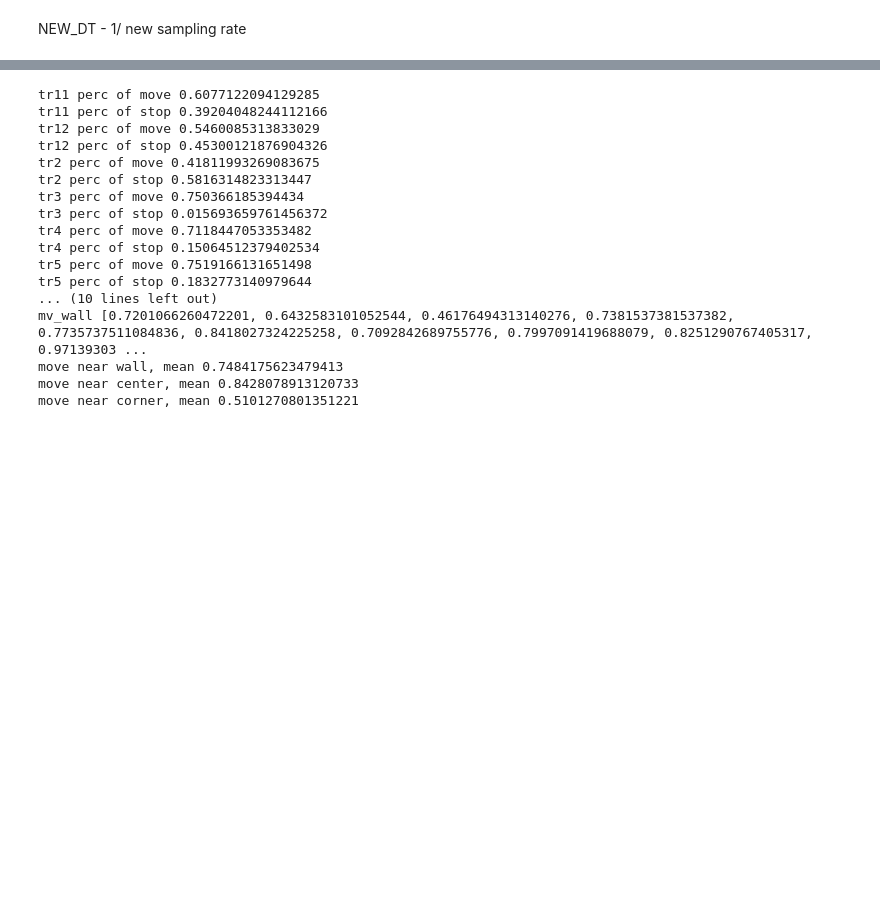
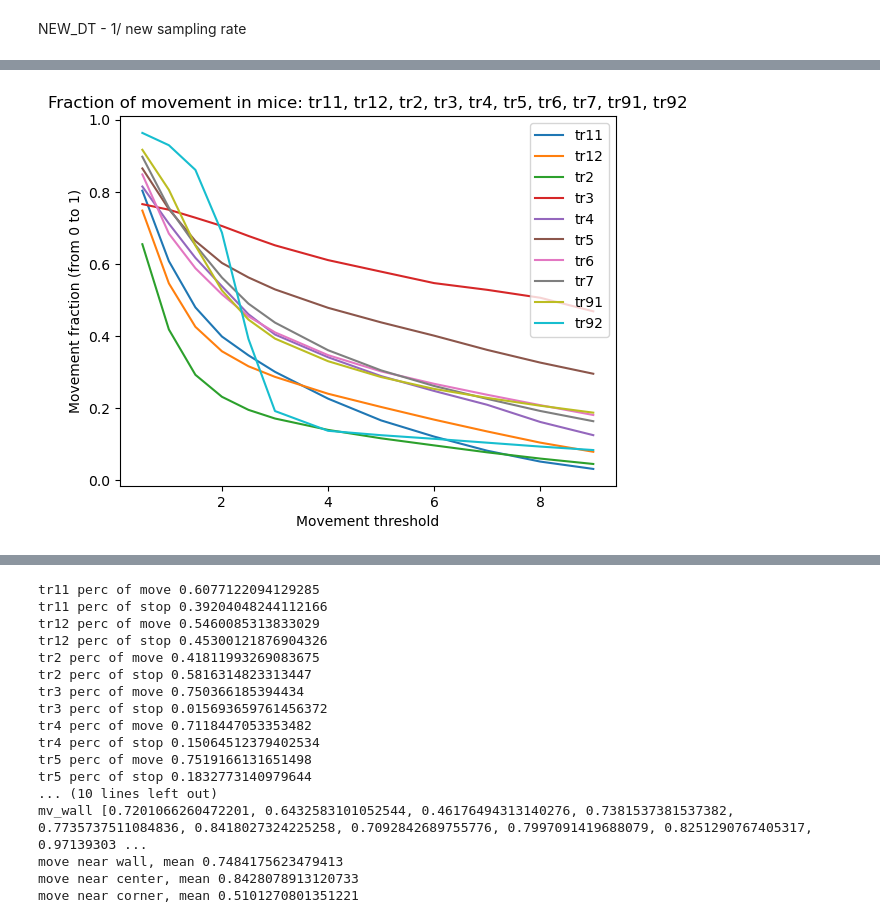
Before and after one commit to Barbara1576/navigation, a Jupyter notebook: data_preprocessing_for_marks.ipynb, the cells around one changed output, grey strips where cells are left out. Cells and saved outputs as stored; diff of their text form; code cells hidden in the pictures; blank space fills up the shorter version.

Commit message:
Choose threshold for step_sum_0.5

```diff
--- a/data_preprocessing_for_marks.ipynb
+++ b/data_preprocessing_for_marks.ipynb
@@ -43,3 +43,6 @@ wall_perc = 0.1
 #     #k = Path(nam).stem
 #     #v = open_file(nam, show=False)
 #     #datasets[k] = v
+# %%
+for i in range(10):
+    print(i)
@@ -45,0 +80,5 @@ wall_perc = 0.1
+# %%
+list1 = ['hi', 'anna', 'hello', 4]
+for i in range(len(list1)):
+    print(i)
+    print(list1[i])
@@ -45,0 +94,3 @@ wall_perc = 0.1
+# %%
+for k in dfs_dict.items():
+    print(k)
@@ -324,0 +366,33 @@ with open('preprocessed_dfs_subtraj_for_marks.pkl', 'wb') as fp:
+# %%
+def plot_movement_thres(merg_resampled_dfs_dict, threshold_list, list_of_tr):
+    double_dict_threshold_mice = {}
+    for threshold in threshold_list:
+        dfs_stop_local = addMovementColumn(merg_resampled_dfs_dict, threshold)
+        dict_mice = {}
+        for tr in list_of_tr:
+            df = dfs_stop_local[tr]
+            dict_mice[tr] = len(df.loc[df['movement']=='Move'])/len(df)
+        double_dict_threshold_mice[threshold] = dict_mice
+    #сделала 2 цикла, т к если бы я в первом цикле взяла бы более удобный для графиков порядок, вышло бы, что я несколько
+    #раз вычисляю таблицу для каждого порога. еще можно отдельно посчитать эти таблицы
+    mice_mov_perc_list_wrt_thr = {}
+    for tr in list_of_tr:
+        mouse_list = []
+        for threshold in threshold_list:
+            mouse_list.append(double_dict_threshold_mice[threshold][tr])
+        mice_mov_perc_list_wrt_thr[tr] = mouse_list
+    plt.figure()
+    for tr, mv_perc_mouse in mice_mov_perc_list_wrt_thr.items():
+        plt.plot(threshold_list, mv_perc_mouse, label=tr)
+    list_with_tr_names = ', '.join(list_of_tr)
+    plt.xlabel("Movement threshold")
+    plt.ylabel("Movement fraction (from 0 to 1)")
+    plt.title('Fraction of movement in mice: ' +  list_with_tr_names)
+    plt.legend()
+    plt.show()
+# %%
+list_plot = [0.5,1,1.5,2,2.5] + list(range(3,10))
+all_mice_names = list(dfs_stop.keys())
+plot_movement_thres(merg_resampled_dfs_dict, list_plot, all_mice_names)
+# %% [output]
+[figure, added]
```
Also changed, not shown: parts of 14 cells of this notebook.
